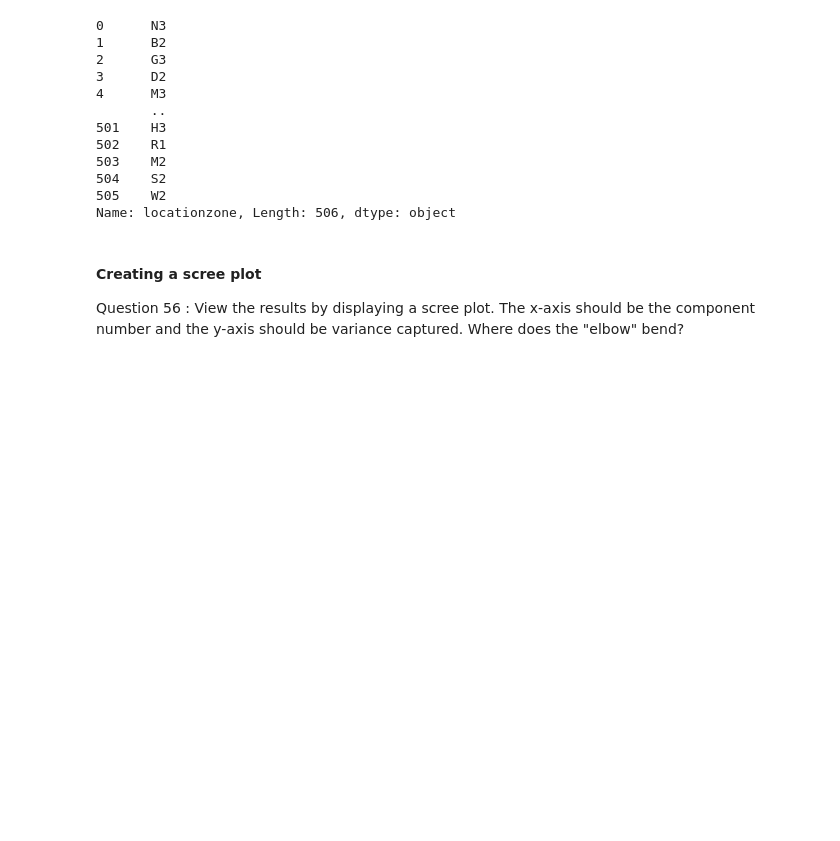
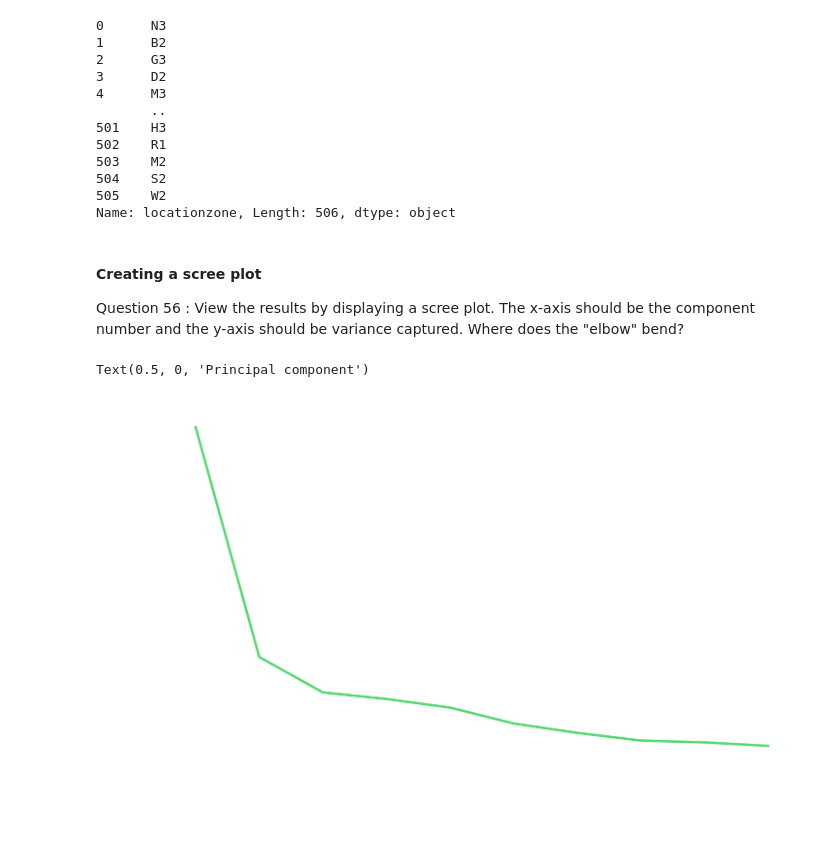
Before and after one commit to RyanLBuchanan/D206_Data_Cleaning, a Jupyter notebook: Performance_Lab_Python/performance_lab_python.ipynb, the cells around one changed output. Cells and saved outputs as stored; diff of their text form; code cells hidden in the pictures; blank space fills up the shorter version.

```diff
--- a/Performance_Lab_Python/performance_lab_python.ipynb
+++ b/Performance_Lab_Python/performance_lab_python.ipynb
@@ -771,3 +761,18 @@ Name: locationzone, Length: 506, dtype: object
 #### Creating a scree plot
 Question 56 :
 View the results by displaying a scree plot. The x-axis should be the component number and the y-axis should be variance captured. Where does the "elbow" bend?
+# %%
+# Import Seaborn
+import seaborn as sns
+
+data = pd.read_csv('boston_housing_data_clean.csv')
+data_numeric = data[['crim', 'zn', 'chas', 'nox', 'age', 'dis', 'tax', 'ptratio', 'lstat', 'medv']]
+data_normed = (data_numeric - data_numeric.mean()) / data_numeric.std()
+pca = PCA(n_components = data_normed.shape[1])
+pca.fit(data_normed)
+sns.lineplot(y = pca.explained_variance_ratio_, x = range(1, 11))
+plt.ylabel('Explained variance')
+plt.xlabel('Principal component')
+# %% [output]
+Text(0.5, 0, 'Principal component')
+[figure, added]
```
Also changed, not shown: parts of 4 cells of this notebook.
